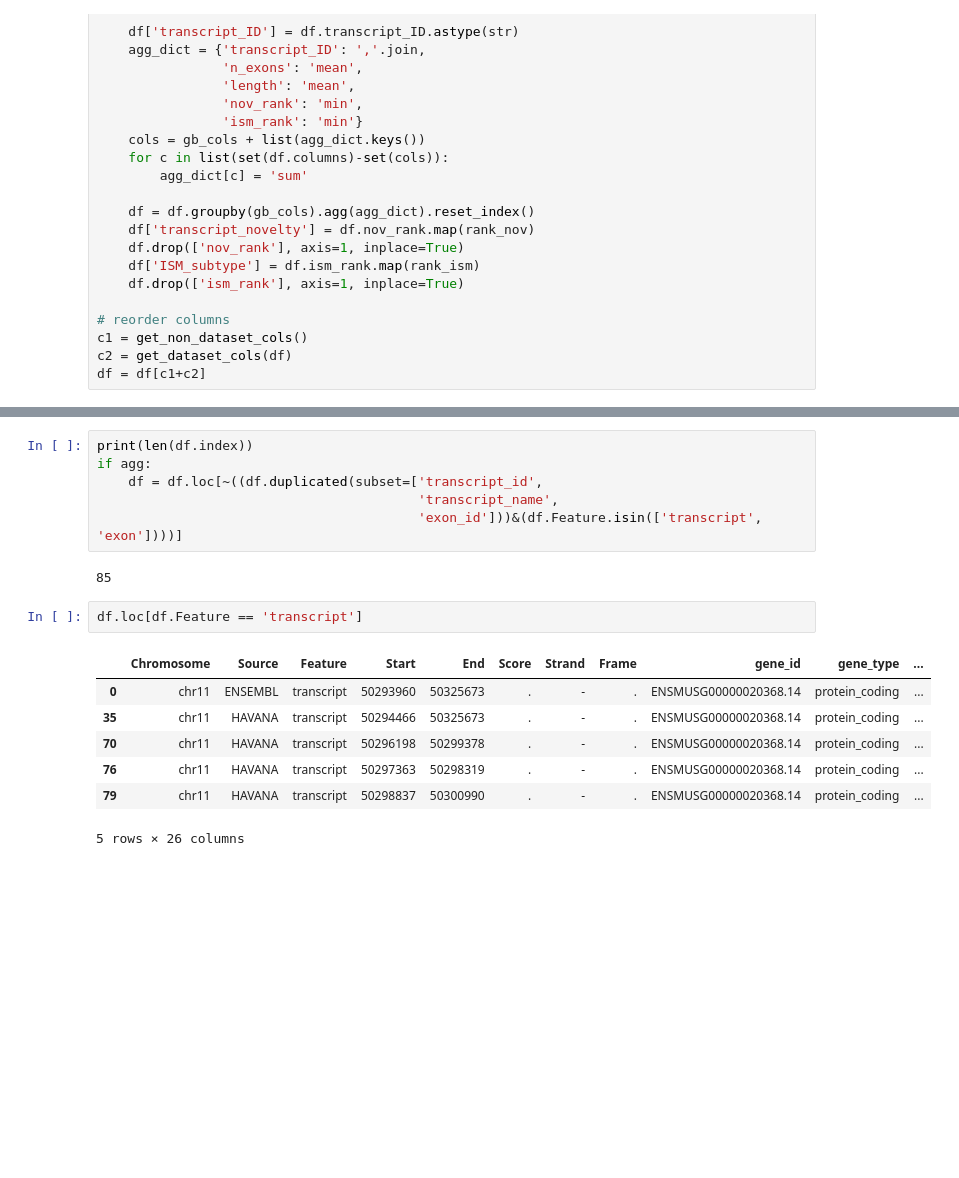
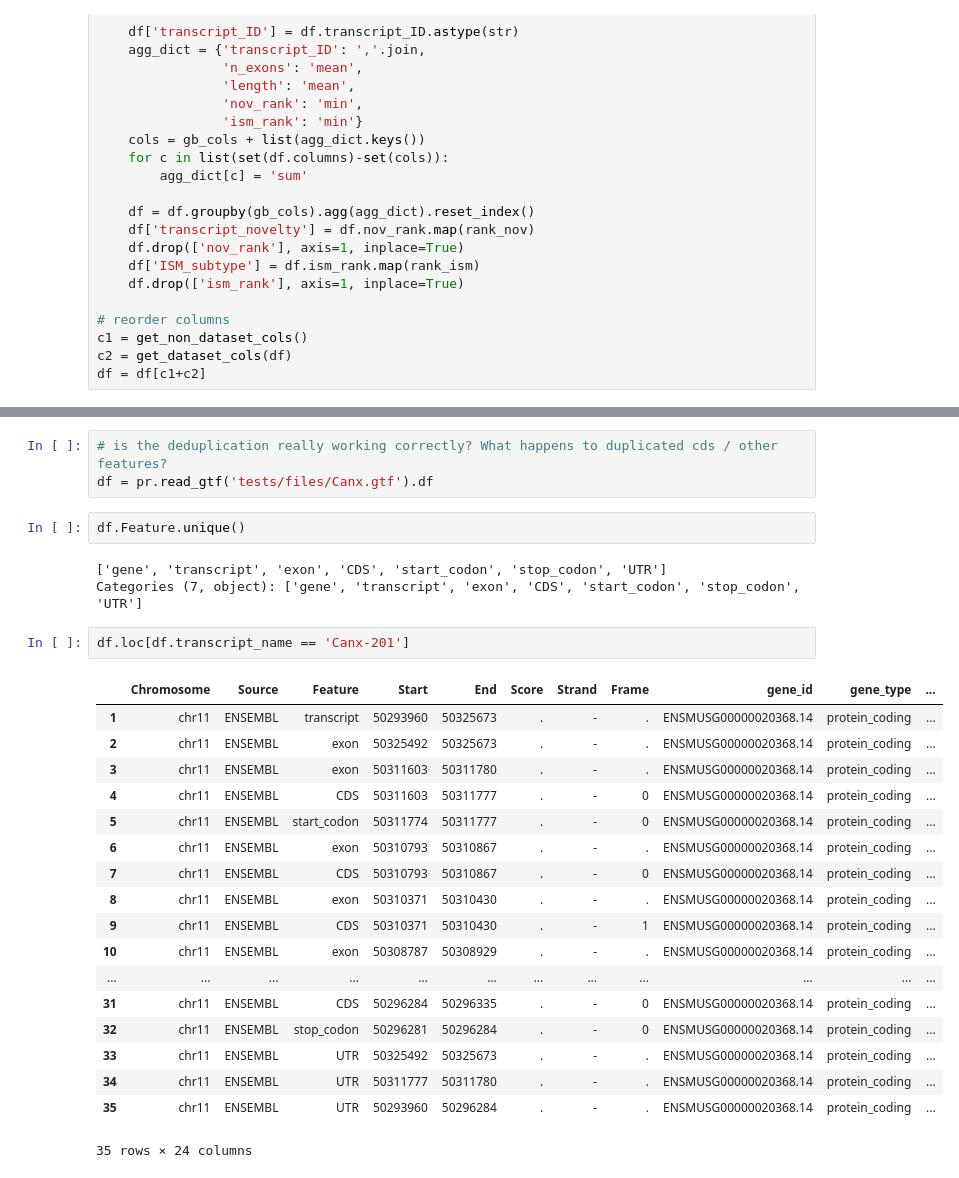
Before and after one commit to mortazavilab/cerberus, a Jupyter notebook: dev.ipynb, the cells around one changed output, grey strips where cells are left out. Saved outputs shown, nothing was run; the diff lists cells and outputs as text; blank space fills up the shorter version.

```diff
--- a/dev.ipynb
+++ b/dev.ipynb
@@ -436,18 +587,29 @@ df.drop(['transcript_id_x', 'transcript_name_x',
-# %%
-print(len(df.index))
-if agg:
-    df = df.loc[~((df.duplicated(subset=['transcript_id',
-                                         'transcript_name',
-                                         'exon_id']))&(df.Feature.isin(['transcript', 'exon'])))]
-# %% [output]
-85
-# %%
-df.loc[df.Feature == 'transcript']
-# %% [output]
-|  | Chromosome | Source | Feature | Start | End | Score | Strand | Frame | gene_id | gene_type | ... |
-| 0 | chr11 | ENSEMBL | transcript | 50293960 | 50325673 | . | - | . | ENSMUSG00000020368.14 | protein_coding | ... |
-| 35 | chr11 | HAVANA | transcript | 50294466 | 50325673 | . | - | . | ENSMUSG00000020368.14 | protein_coding | ... |
-| 70 | chr11 | HAVANA | transcript | 50296198 | 50299378 | . | - | . | ENSMUSG00000020368.14 | protein_coding | ... |
-| 76 | chr11 | HAVANA | transcript | 50297363 | 50298319 | . | - | . | ENSMUSG00000020368.14 | protein_coding | ... |
-| 79 | chr11 | HAVANA | transcript | 50298837 | 50300990 | . | - | . | ENSMUSG00000020368.14 | protein_coding | ... |
-5 rows × 26 columns
+# %%
+# is the deduplication really working correctly? What happens to duplicated cds / other features?
+df = pr.read_gtf('tests/files/Canx.gtf').df
+# %%
+df.Feature.unique()
+# %% [output]
+['gene', 'transcript', 'exon', 'CDS', 'start_codon', 'stop_codon', 'UTR']
+Categories (7, object): ['gene', 'transcript', 'exon', 'CDS', 'start_codon', 'stop_codon', 'UTR']
+# %%
+df.loc[df.transcript_name == 'Canx-201']
+# %% [output]
+|  | Chromosome | Source | Feature | Start | End | Score | Strand | Frame | gene_id | gene_type | ... |
+| 1 | chr11 | ENSEMBL | transcript | 50293960 | 50325673 | . | - | . | ENSMUSG00000020368.14 | protein_coding | ... |
+| 2 | chr11 | ENSEMBL | exon | 50325492 | 50325673 | . | - | . | ENSMUSG00000020368.14 | protein_coding | ... |
+| 3 | chr11 | ENSEMBL | exon | 50311603 | 50311780 | . | - | . | ENSMUSG00000020368.14 | protein_coding | ... |
+| 4 | chr11 | ENSEMBL | CDS | 50311603 | 50311777 | . | - | 0 | ENSMUSG00000020368.14 | protein_coding | ... |
+| 5 | chr11 | ENSEMBL | start_codon | 50311774 | 50311777 | . | - | 0 | ENSMUSG00000020368.14 | protein_coding | ... |
+| 6 | chr11 | ENSEMBL | exon | 50310793 | 50310867 | . | - | . | ENSMUSG00000020368.14 | protein_coding | ... |
+| 7 | chr11 | ENSEMBL | CDS | 50310793 | 50310867 | . | - | 0 | ENSMUSG00000020368.14 | protein_coding | ... |
+| 8 | chr11 | ENSEMBL | exon | 50310371 | 50310430 | . | - | . | ENSMUSG00000020368.14 | protein_coding | ... |
+| 9 | chr11 | ENSEMBL | CDS | 50310371 | 50310430 | . | - | 1 | ENSMUSG00000020368.14 | protein_coding | ... |
+| 10 | chr11 | ENSEMBL | exon | 50308787 | 50308929 | . | - | . | ENSMUSG00000020368.14 | protein_coding | ... |
+| ... | ... | ... | ... | ... | ... | ... | ... | ... | ... | ... | ... |
+| 31 | chr11 | ENSEMBL | CDS | 50296284 | 50296335 | . | - | 0 | ENSMUSG00000020368.14 | protein_coding | ... |
+| 32 | chr11 | ENSEMBL | stop_codon | 50296281 | 50296284 | . | - | 0 | ENSMUSG00000020368.14 | protein_coding | ... |
+| 33 | chr11 | ENSEMBL | UTR | 50325492 | 50325673 | . | - | . | ENSMUSG00000020368.14 | protein_coding | ... |
+| 34 | chr11 | ENSEMBL | UTR | 50311777 | 50311780 | . | - | . | ENSMUSG00000020368.14 | protein_coding | ... |
+| 35 | chr11 | ENSEMBL | UTR | 50293960 | 50296284 | . | - | . | ENSMUSG00000020368.14 | protein_coding | ... |
+35 rows × 24 columns
```
Also changed, not shown: parts of 5 cells of this notebook, 4 other files.
